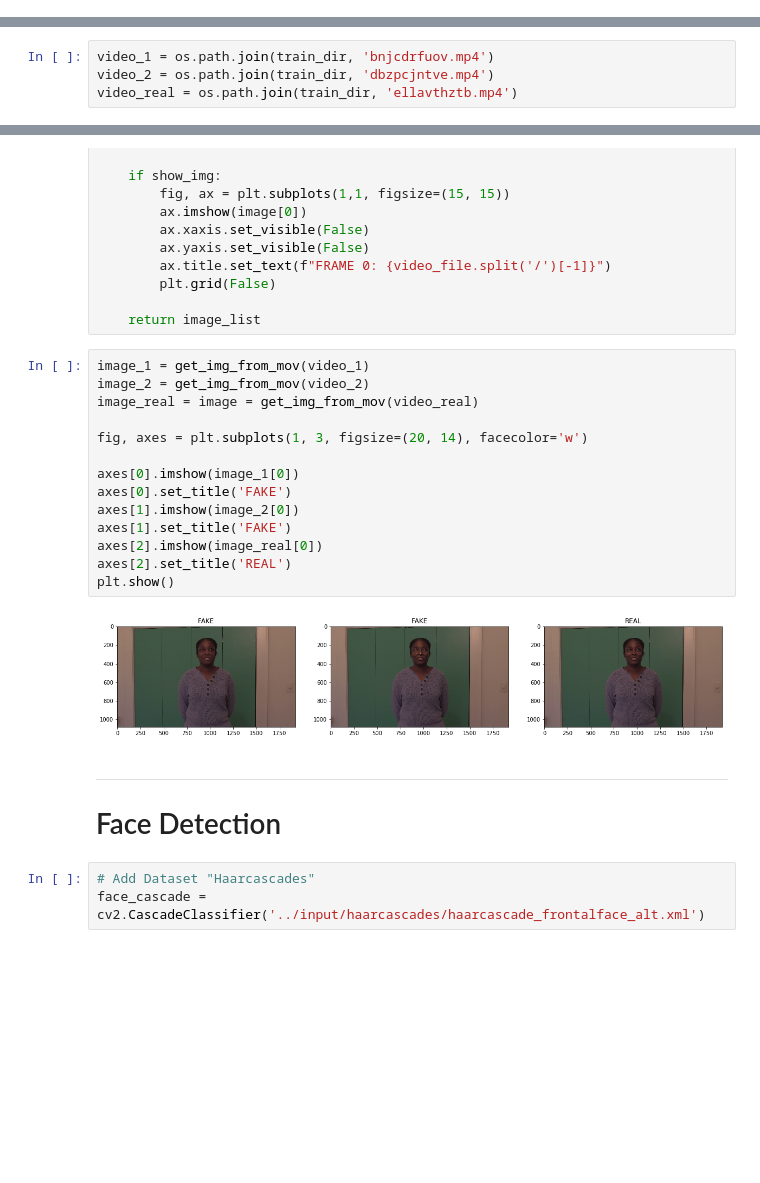
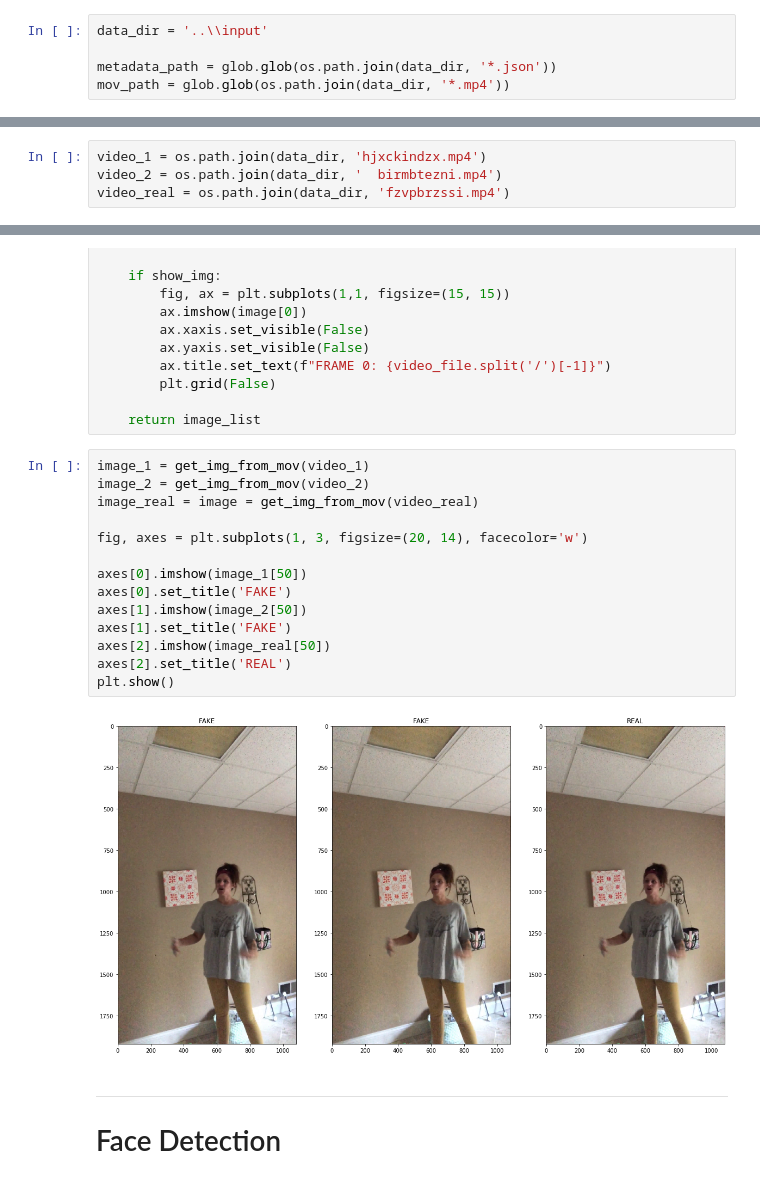
Before and after one commit to MasatakaImamura/deepfake-detection-challenge, a Jupyter notebook: notebook/eda-deepfake-detection-challenge.ipynb, the cells around one changed output, grey strips where cells are left out. Saved outputs shown, nothing was run; the diff lists cells and outputs as text; blank space fills up the shorter version.

```diff
--- a/notebook/eda-deepfake-detection-challenge.ipynb
+++ b/notebook/eda-deepfake-detection-challenge.ipynb
@@ -40,0 +25,5 @@ metadata = pd.read_json(json_dir).T
+# %%
+data_dir = '..\\input'
+
+metadata_path = glob.glob(os.path.join(data_dir, '*.json'))
+mov_path = glob.glob(os.path.join(data_dir, '*.mp4'))
@@ -80,6 +91,6 @@ metadata[metadata['original'] == 'ellavthztb.mp4']
 # %%
-video_1 = os.path.join(train_dir, 'bnjcdrfuov.mp4')
-video_2 = os.path.join(train_dir, 'dbzpcjntve.mp4')
-video_real = os.path.join(train_dir, 'ellavthztb.mp4')
+video_1 = os.path.join(data_dir, 'hjxckindzx.mp4')
+video_2 = os.path.join(data_dir, '	birmbtezni.mp4')
+video_real = os.path.join(data_dir, 'fzvpbrzssi.mp4')
 # %% [markdown]
 ---
@@ -109,24 +120,21 @@ def get_img_from_mov(video_file, show_img=False):
 # %%
 image_1 = get_img_from_mov(video_1)
 image_2 = get_img_from_mov(video_2)
 image_real = image = get_img_from_mov(video_real)
 
 fig, axes = plt.subplots(1, 3, figsize=(20, 14), facecolor='w')
 
-axes[0].imshow(image_1[0])
+axes[0].imshow(image_1[50])
 axes[0].set_title('FAKE')
-axes[1].imshow(image_2[0])
+axes[1].imshow(image_2[50])
 axes[1].set_title('FAKE')
-axes[2].imshow(image_real[0])
+axes[2].imshow(image_real[50])
 axes[2].set_title('REAL')
 plt.show()
 # %% [output]
-[figure, old version]
+[figure, new version]
 # %% [markdown]
 ---
 # Face Detection
-# %%
-# Add Dataset "Haarcascades"
-face_cascade = cv2.CascadeClassifier('../input/haarcascades/haarcascade_frontalface_alt.xml')
 # %%
 def detect_face(img):
```
Also changed, not shown: parts of 40 cells of this notebook.
